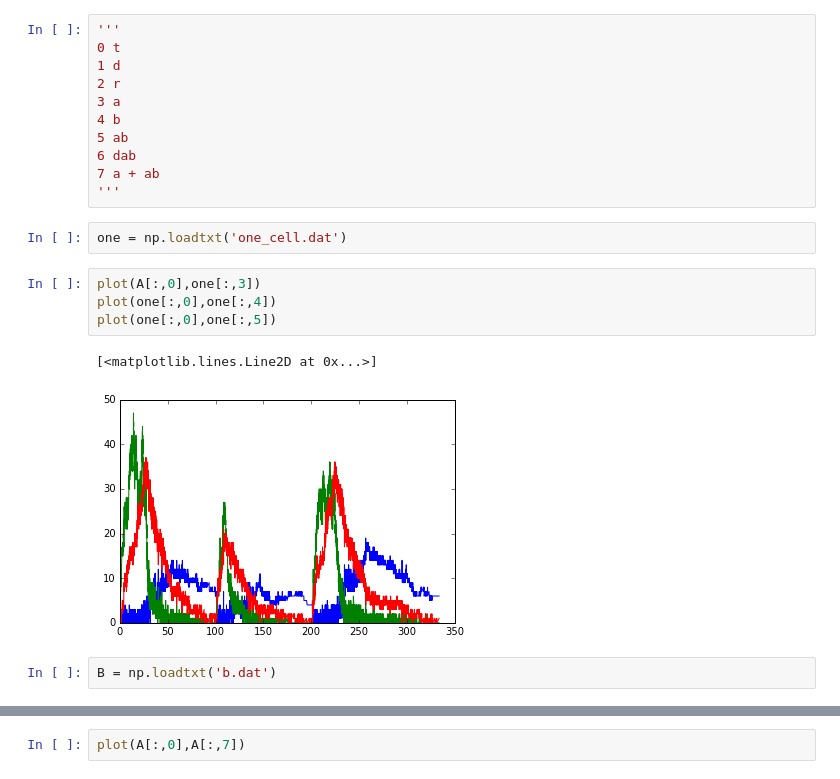
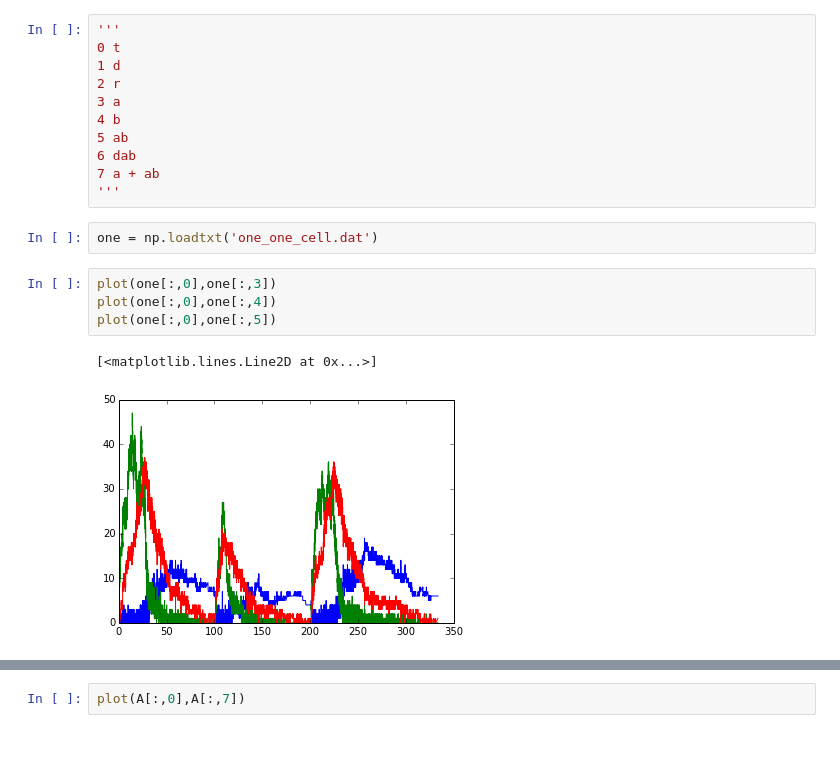
Before and after one commit to gutiloluis/62thesis, a Jupyter notebook: ta/plots.ipynb, the cells around one changed output, grey strips where cells are left out. Saved outputs shown, nothing was run; the diff lists cells and outputs as text; blank space fills up the shorter version.

```diff
--- a/ta/plots.ipynb
+++ b/ta/plots.ipynb
@@ -14,13 +14,11 @@ Populating the interactive namespace from numpy and matplotlib
 7 a + ab
 '''
 # %%
-one = np.loadtxt('one_cell.dat')
+one = np.loadtxt('one_one_cell.dat')
 # %%
-plot(A[:,0],one[:,3])
+plot(one[:,0],one[:,3])
 plot(one[:,0],one[:,4])
 plot(one[:,0],one[:,5])
 # %% [output]
 [<matplotlib.lines.Line2D at 0x...>]
-[figure, old version]
+[figure, new version]
-# %%
-B = np.loadtxt('b.dat')
```
Also changed, not shown: parts of 2 cells of this notebook, 2 other files.
